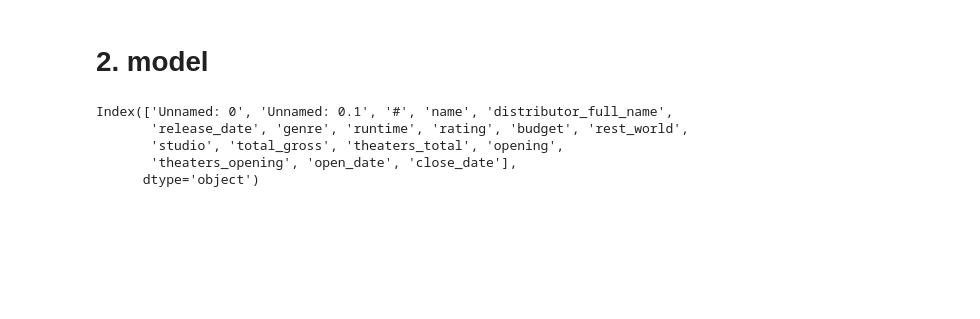
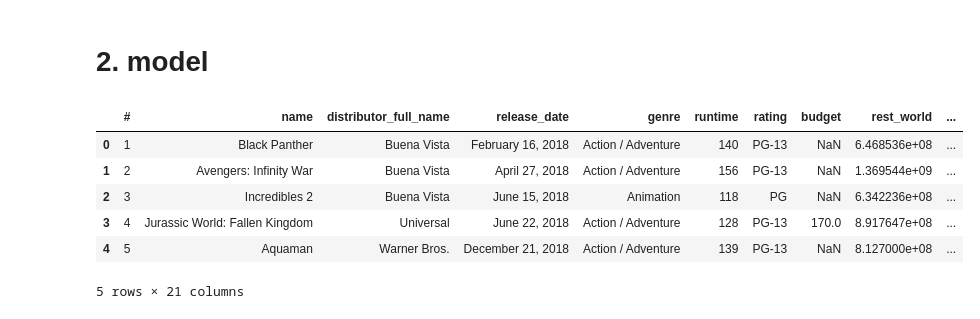
Before and after one commit to thezapalsky/boxoffice_prediction, a Jupyter notebook: boxoffice.ipynb, the cells around one changed output. Saved outputs shown, nothing was run; the diff lists cells and outputs as text; code cells hidden in the pictures; blank space fills up the shorter version.

Commit message:
clean_data added

```diff
--- a/boxoffice.ipynb
+++ b/boxoffice.ipynb
@@ -97,10 +220,13 @@ df.to_csv('movies.csv')
 # %% [markdown]
 # 2. model
-# %%
-df.columns
-# %% [output]
-Index(['Unnamed: 0', 'Unnamed: 0.1', '#', 'name', 'distributor_full_name',
-       'release_date', 'genre', 'runtime', 'rating', 'budget', 'rest_world',
-       'studio', 'total_gross', 'theaters_total', 'opening',
-       'theaters_opening', 'open_date', 'close_date'],
-      dtype='object')
+# %%
+df = pd.read_csv('movies_clean.csv')
+df.head()
+# %% [output]
+|  | # | name | distributor_full_name | release_date | genre | runtime | rating | budget | rest_world | ... |
+| 0 | 1 | Black Panther | Buena Vista | February 16, 2018 | Action / Adventure | 140 | PG-13 | NaN | 6.468536e+08 | ... |
+| 1 | 2 | Avengers: Infinity War | Buena Vista | April 27, 2018 | Action / Adventure | 156 | PG-13 | NaN | 1.369544e+09 | ... |
+| 2 | 3 | Incredibles 2 | Buena Vista | June 15, 2018 | Animation | 118 | PG | NaN | 6.342236e+08 | ... |
+| 3 | 4 | Jurassic World: Fallen Kingdom | Universal | June 22, 2018 | Action / Adventure | 128 | PG-13 | 170.0 | 8.917647e+08 | ... |
+| 4 | 5 | Aquaman | Warner Bros. | December 21, 2018 | Action / Adventure | 139 | PG-13 | NaN | 8.127000e+08 | ... |
+5 rows × 21 columns
```
Also changed, not shown: parts of 24 cells of this notebook, 2 other files.
